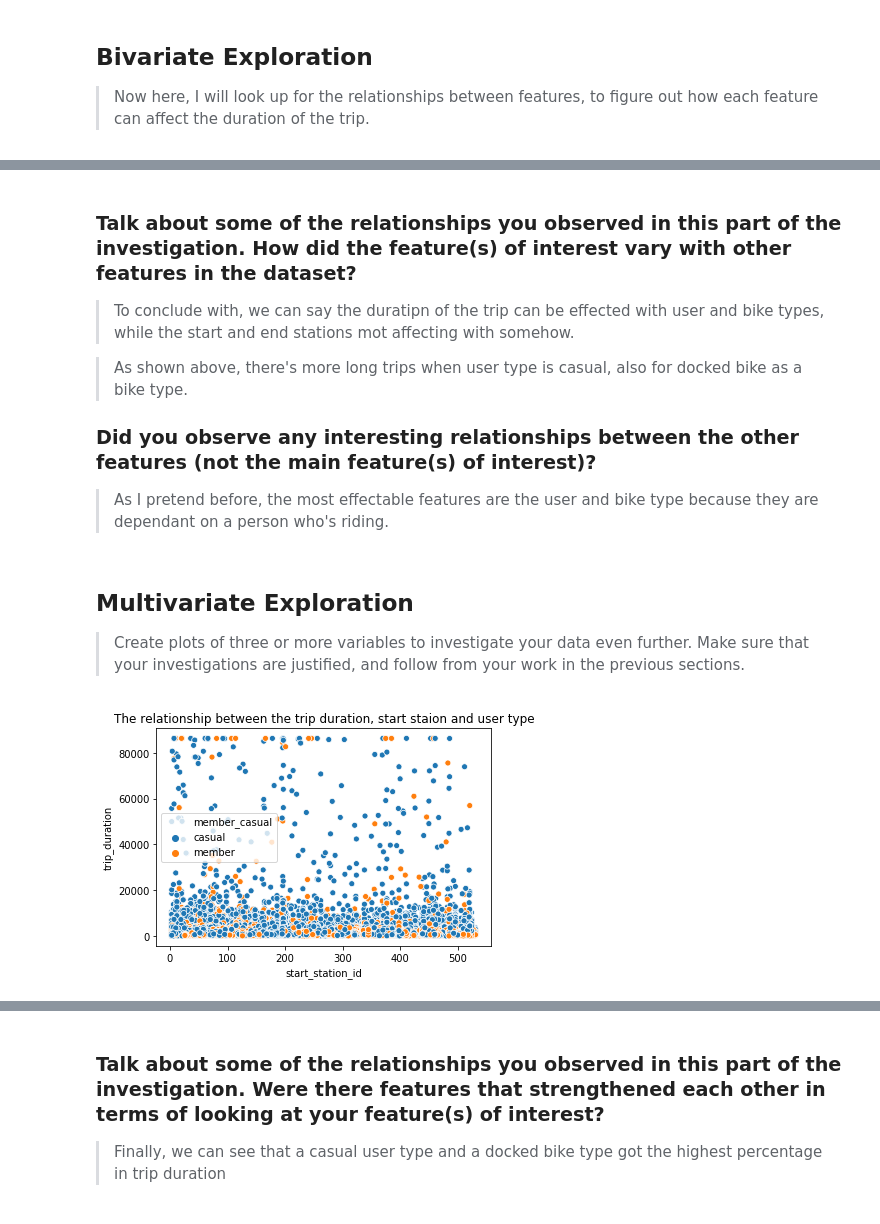
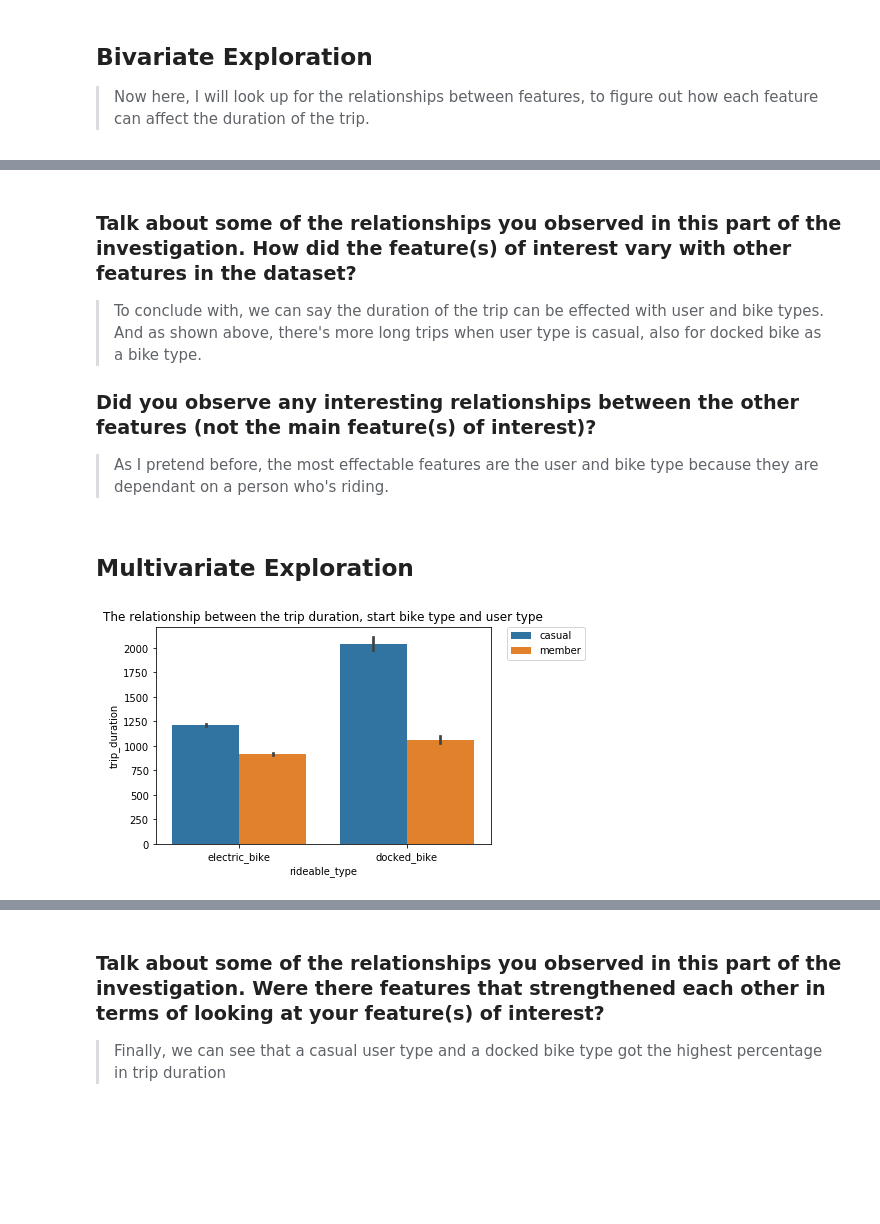
Before and after one commit to osailansamar/Udacity_DataAnalysis_CommunicateDataFindings, a Jupyter notebook: exploration_template.ipynb, the cells around one changed output, grey strips where cells are left out. Drawn from its saved outputs; the diff is of its cells as text; code cells hidden in the pictures; blank space fills up the shorter version.

```diff
--- a/exploration_template.ipynb
+++ b/exploration_template.ipynb
@@ -237,22 +216,17 @@ plt.show()
 # %% [markdown]
 ### Talk about some of the relationships you observed in this part of the investigation. How did the feature(s) of interest vary with other features in the dataset?
 
-> To conclude with, we can say the duratipn of the trip can be effected with user and bike types, while the start and end stations mot affecting with somehow.
-
-> As shown above, there's more long trips when user type is casual, also for docked bike as a bike type.
+> To conclude with, we can say the duration of the trip can be effected with user and bike types. And as shown above, there's more long trips when user type is casual, also for docked bike as a bike type.
 
 ### Did you observe any interesting relationships between the other features (not the main feature(s) of interest)?
 
 > As I pretend before, the most effectable features are the user and bike type because they are dependant on a person who's riding.
-# %% [markdown]
-## Multivariate Exploration
-
-> Create plots of three or more variables to investigate your data even
-further. Make sure that your investigations are justified, and follow from
-your work in the previous sections.
+# %% [markdown]
+## Multivariate Exploration
 # %%
-relation=sb.scatterplot(x='start_station_id',y='trip_duration',hue='member_casual',data=df)
-plt.title('The relationship between the trip duration, start staion and user type')
+sb.barplot(x='rideable_type',y='trip_duration',hue='member_casual',data=df)
+plt.title('The relationship between the trip duration, start bike type and user type')
+plt.legend(bbox_to_anchor=(1.05,1), loc=2, borderaxespad=0.)
 plt.show()
 # %% [output]
-[figure, old version]
+[figure, new version]
```
Also changed, not shown: parts of 8 cells of this notebook, 4 other files.
